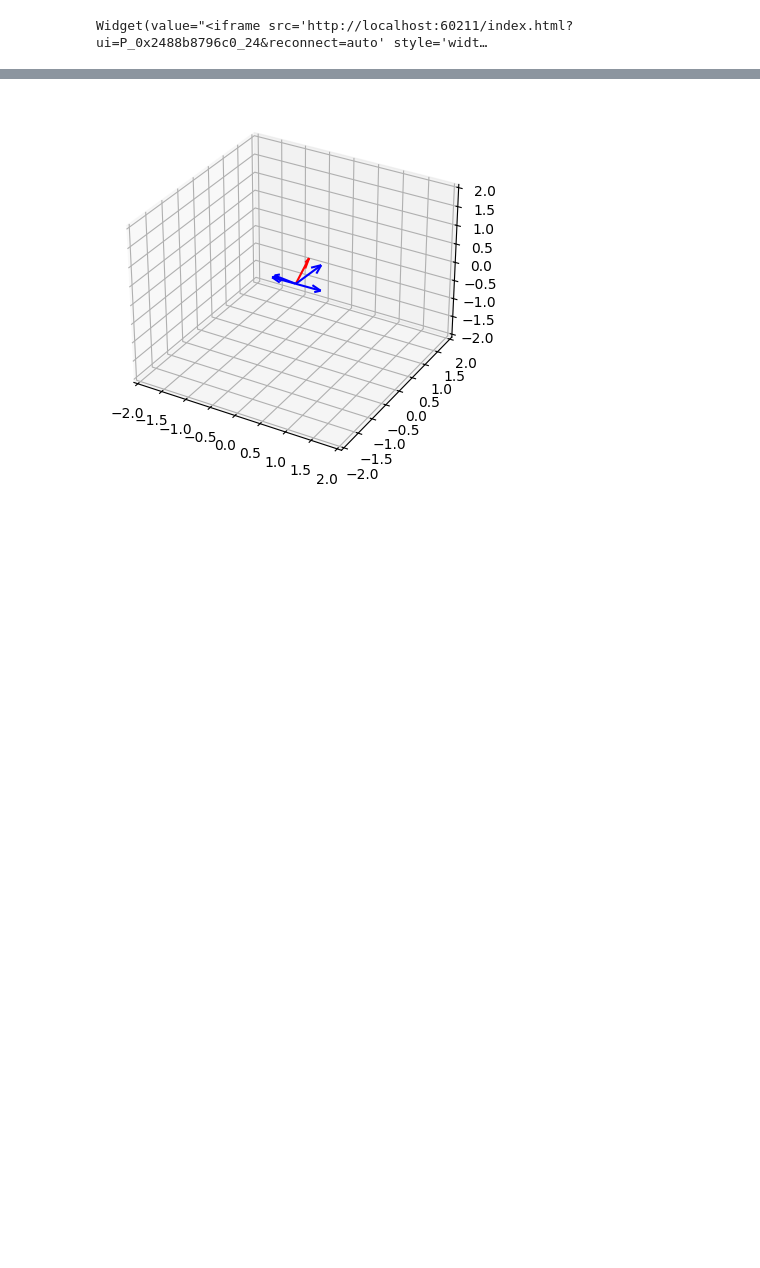
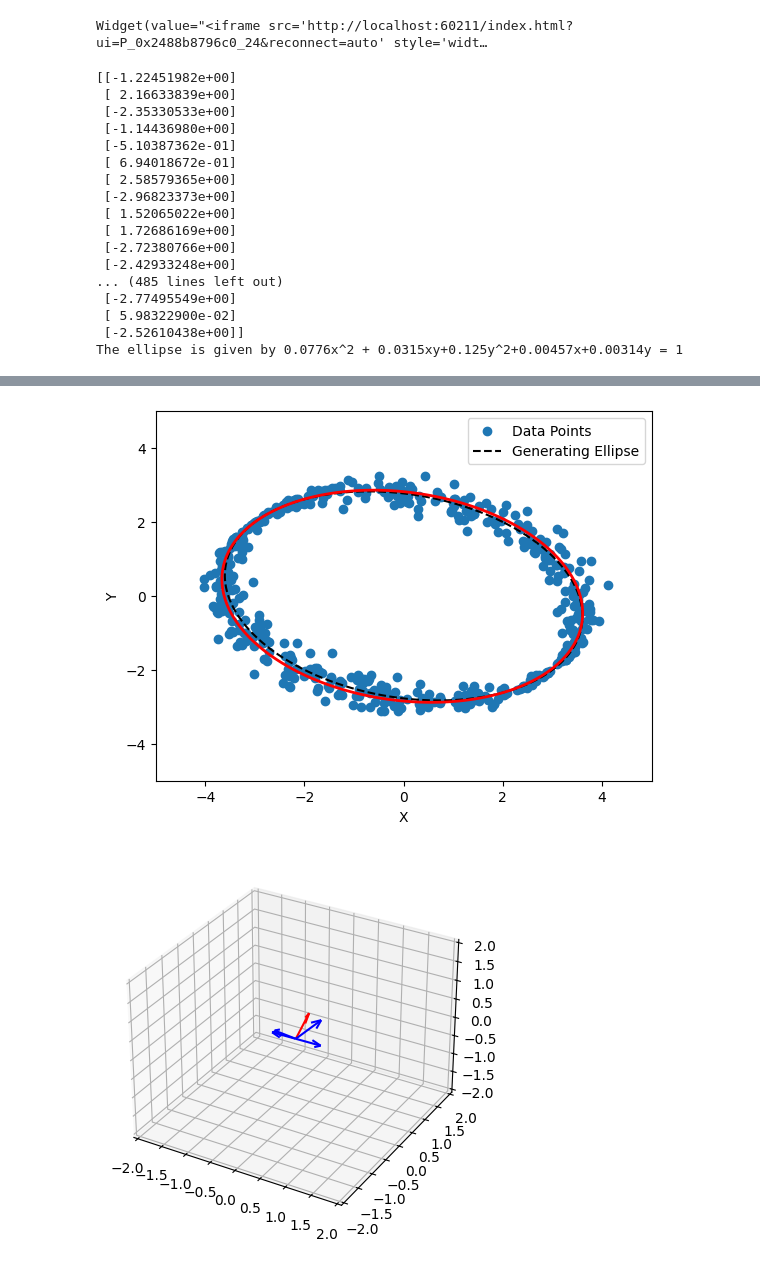
Before and after one commit to kaleFruit/Partial-Prostheses, a Jupyter notebook: ai.ipynb, the cells around one changed output, grey strips where cells are left out. Saved outputs shown, nothing was run; the diff lists cells and outputs as text; code cells hidden in the pictures; blank space fills up the shorter version.

```diff
--- a/ai.ipynb
+++ b/ai.ipynb
@@ -650,3 +650,69 @@ connectorPiece = moveAlignMesh(
 connectorPiece.plot()
 # %% [output]
 Widget(value="<iframe src='http://localhost:60211/index.html?ui=P_0x2488b8796c0_24&reconnect=auto' style='widt…
+# %%
+import numpy as np
+import matplotlib.pyplot as plt
+alpha = 5
+beta = 3
+N = 500
+DIM = 2
+
+np.random.seed(2)
+
+# Generate random points on the unit circle by sampling uniform angles
+theta = np.random.uniform(0, 2*np.pi, (N,1))
+eps_noise = 0.2 * np.random.normal(size=[N,1])
+circle = np.hstack([np.cos(theta), np.sin(theta)])
+B = np.random.randint(-3, 3, (DIM, DIM))
+noisy_ellipse = circle.dot(B) + eps_noise
+
+# Extract x coords and y coords of the ellipse as column vectors
+X = noisy_ellipse[:,0:1]
+Y = noisy_ellipse[:,1:]
+print(Y)
+A = np.hstack([X**2, X * Y, Y**2, X, Y])
+b = np.ones_like(X)
+x = np.linalg.lstsq(A, b)[0].squeeze()
+
+# Print the equation of the ellipse in standard form
+print('The ellipse is given by {0:.3}x^2 + {1:.3}xy+{2:.3}y^2+{3:.3}x+{4:.3}y = 1'.format(x[0], x[1],x[2],x[3],x[4]))
+
+# Plot the noisy data
+plt.scatter(X, Y, label='Data Points')
+
+# Plot the original ellipse from which the data was generated
+phi = np.linspace(0, 2*np.pi, 1000).reshape((1000,1))
+c = np.hstack([np.cos(phi), np.sin(phi)])
+ground_truth_ellipse = c.dot(B)
+plt.plot(ground_truth_ellipse[:,0], ground_truth_ellipse[:,1], 'k--', label='Generating Ellipse')
+
+# Plot the least squares ellipse
+x_coord = np.linspace(-5,5,300)
+y_coord = np.linspace(-5,5,300)
+X_coord, Y_coord = np.meshgrid(x_coord, y_coord)
+Z_coord = x[0] * X_coord ** 2 + x[1] * X_coord * Y_coord + x[2] * Y_coord**2 + x[3] * X_coord + x[4] * Y_coord
+plt.contour(X_coord, Y_coord, Z_coord, levels=[1], colors=('r'), linewidths=2)
+
+plt.legend()
+plt.xlabel('X')
+plt.ylabel('Y')
+plt.show()
+# %% [output]
+[[-1.22451982e+00]
+ [ 2.16633839e+00]
+ [-2.35330533e+00]
+ [-1.14436980e+00]
+ [-5.10387362e-01]
+ [ 6.94018672e-01]
+ [ 2.58579365e+00]
+ [-2.96823373e+00]
+ [ 1.52065022e+00]
+ [ 1.72686169e+00]
+ [-2.72380766e+00]
+ [-2.42933248e+00]
+... (485 lines left out)
+ [-2.77495549e+00]
+ [ 5.98322900e-02]
+ [-2.52610438e+00]]
+The ellipse is given by 0.0776x^2 + 0.0315xy+0.125y^2+0.00457x+0.00314y = 1
@@ -653,3 +721,4 @@ Widget(value="<iframe src='http://localhost:60211/index.html?ui=P_0x2488b8796c0_
+[figure, added]
 # %%
 thing = np.array([-7.85946773, 27.12302379, -1.1188804 ])
 thing = thing/np.linalg.norm(thing)
```
Also changed, not shown: parts of 1 cell of this notebook, 5 other files.
